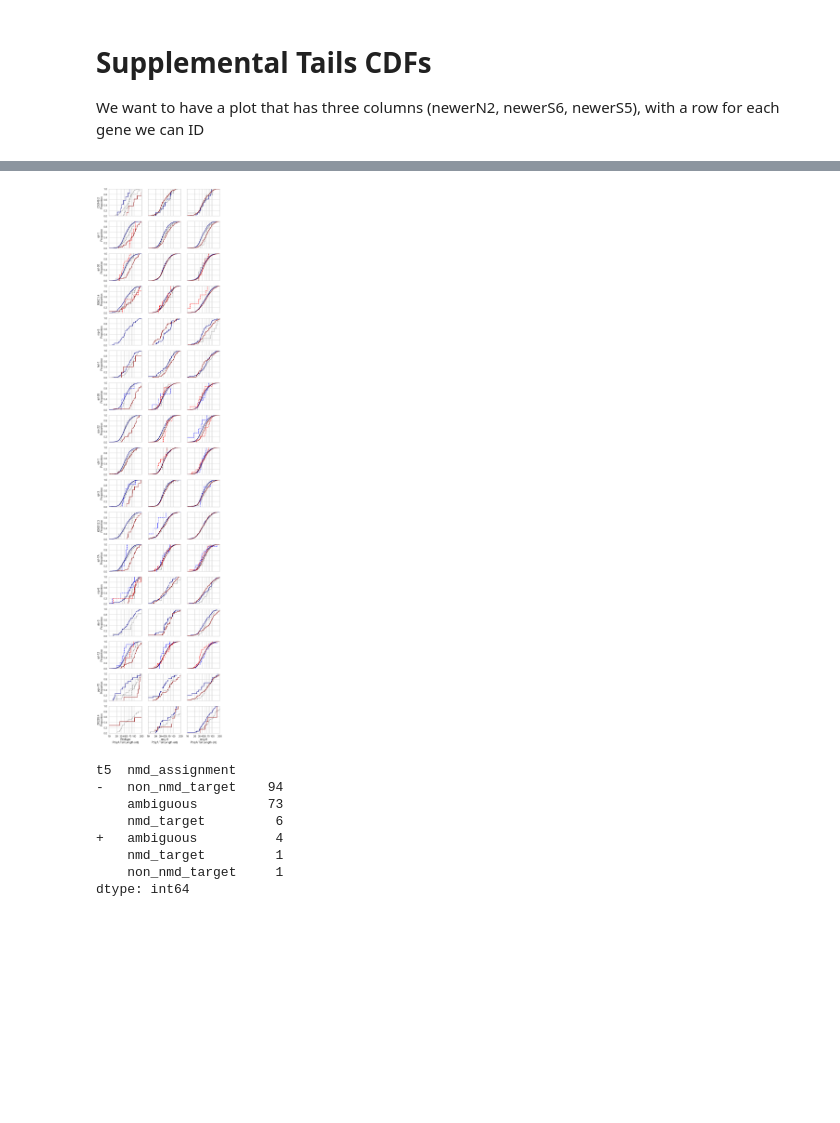
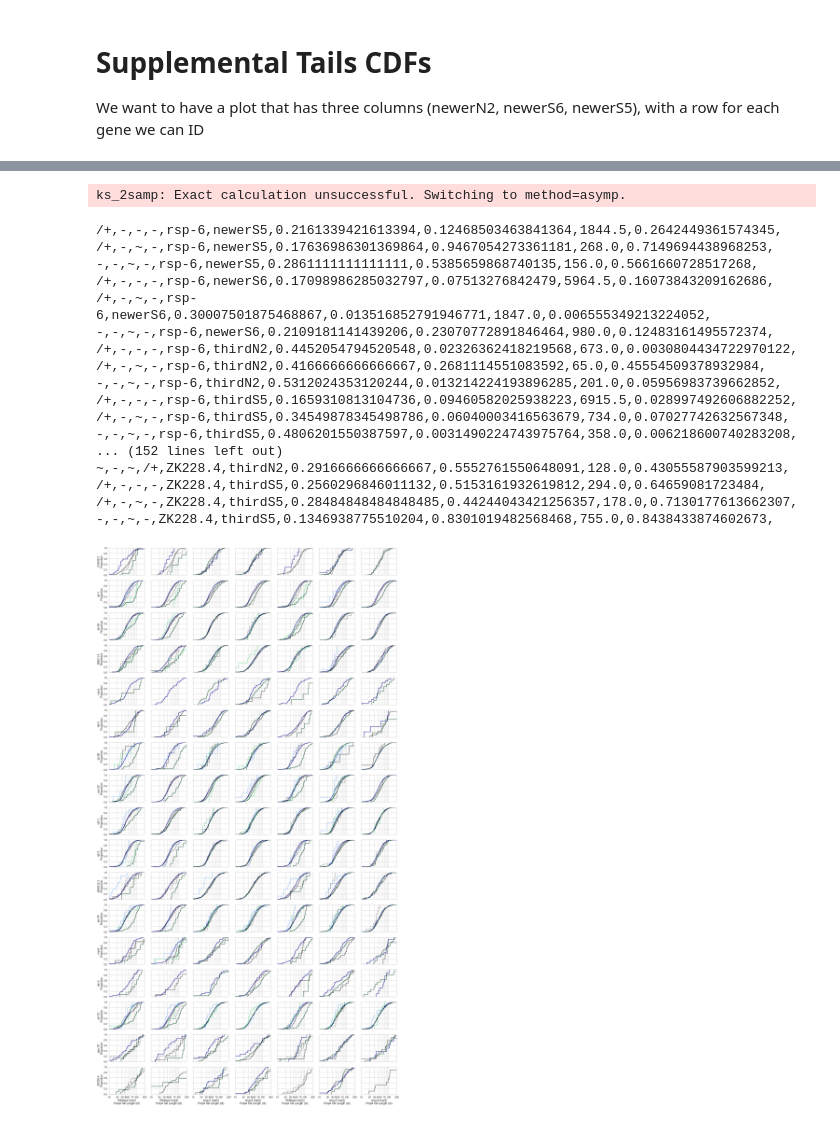
Before and after one commit to MViscardi-UCSC/nanoporePipelineScripts, a Jupyter notebook: fourLibrary5TERA/coverageAndTails_wAmbiguousReads.ipynb, the cells around one changed output, grey strips where cells are left out. Drawn from its saved outputs; the diff is of its cells as text; code cells hidden in the pictures; blank space fills up the shorter version.

```diff
--- a/fourLibrary5TERA/coverageAndTails_wAmbiguousReads.ipynb
+++ b/fourLibrary5TERA/coverageAndTails_wAmbiguousReads.ipynb
@@ -30,16 +30,7 @@ sys.path.insert(0, '/data16/marcus/scripts/nanoporePipelineScripts')
 import nanoporePipelineCommon as npC
 from nanoporeReadPlotting.finalizingReadAndCoveragePlotting_matplotlib import plot_reads, coverage_plotting_5tera
 
-CONVERSION_DICT = {"xrn-1-5tera": "oldN2",
-                   "xrn-1-5tera-smg-6": "oldS6",
-                   "5tera_xrn-1-KD_wt": "newN2",
-                   "5tera_xrn-1-KD_wt_rerun": "newerN2",
-                   "5tera_xrn-1-KD_smg-6_rerun": "newerS6",
-                   "5tera_xrn-1-KD_smg-5_rerun": "newerS5",
-                   "5tera_xrn-1-KD_smg-5": "newS5",
-                   "5tera_xrn-1-KD_smg-6": "newS6",
-                   "5tera_xrn-1-KD_smg-7": "newS7",
-                   }
+CONVERSION_DICT = npC.CONVERSION_DICT
 REV_CONVERSION_DICT = {val: key for key, val in CONVERSION_DICT.items()}
 LIB_NAMES = list(REV_CONVERSION_DICT.keys())
 print(f"Finished imports at: {npC.get_dt(for_print=True)}")
@@ -135,8 +126,9 @@ lib_nicknames = [
     "newerN2",
     "newerS5",
     "newerS6",
-    "newN2",
-    "newS7",
+    "thirdN2",
+    "thirdS5",
+    "thirdS6",
     ]
 output_df = load_multiple_libs(lib_nicknames, regenerate=regen)
 output_df
@@ -655,13 +689,14 @@ genes_to_plot = ["ubl-1",
 # genes_to_plot = plot_df.gene_name.unique()
 
 libs_to_plot = [
-    # # 'newerN2',
+    'oldN2',
+    'oldS6',
+    'newerN2',
     'newerS5',
     'newerS6',
-    'oldN2',
-    # # 'oldS6',
-    'newS7',
-    'newN2',
+    'thirdN2',
+    'thirdS5',
+    'thirdS6',
 ]
 save_dir = f"/home/marcus/Insync/mviscard@ucsc.edu/Google Drive/insync_folder/NMD_cleavage_and_deadenylation_paper/raw_figures_from_python/{npC.get_dt()}_coverageAndTails_plots/"
 if Path(save_dir).exists():
@@ -1002,22 +1013,28 @@ ZeroDivisionError: division by zero
 # Supplemental Tails CDFs
 We want to have a plot that has three columns (newerN2, newerS6, newerS5), with a row for each gene we can ID
 # %%
+from tqdm.notebook import tqdm
+tqdm.pandas()
 target_df = output_df[~output_df.t5.isna()].copy()
 target_df['NMD_Sensitive_Read'] = target_df['nmd_assignment'].replace({'nmd_target': '+',
                                                                        'non_nmd_target': '-',
                                                                        'ambiguous': '~'})
-target_df['NMD_and_t5'] = target_df.apply(lambda row: f"NMD'ed: {str(row['NMD_Sensitive_Read'])}  t5: {row['t5']}", axis=1)
+target_df['NMD_and_t5'] = target_df.progress_apply(lambda row: f"NMD'ed: {str(row['NMD_Sensitive_Read'])}  t5: {row['t5']}", axis=1)
 # %%
 multiplot_save_dir = f"/home/marcus/Insync/mviscard@ucsc.edu/Google Drive/insync_folder/NMD_cleavage_and_deadenylation_paper/raw_figures_from_python/tail_cdf_multiplots"
 Path(multiplot_save_dir).mkdir(parents=True, exist_ok=True)
 target_df = target_df[target_df.gene_name != 'non_nmd_gene']
 genes_to_plot = target_df.gene_name.unique()
 num_genes = len(genes_to_plot)
-libs_to_plot = ['newerN2', 'newerS5', 'newerS6']
+libs_to_plot = ['oldN2', 'newerN2', 'newerS5', 'newerS6', 'thirdN2', 'thirdS5', 'thirdS6']
 num_libs = len(libs_to_plot)
-lib_converter = {'newerN2': 'Wildtype',
-                 'newerS6': 'smg-6',
-                 'newerS5': 'smg-5'}
+lib_converter = {'oldN2': 'Wildtype (rep1)',
+                 'newerN2': 'Wildtype (rep2)',
+                 'newerS6': 'smg-6 (rep2)',
+                 'newerS5': 'smg-5 (rep2)',
+                 'thirdN2': 'Wildtype (rep3)',
+                 'thirdS6': 'smg-6 (rep3)',
+                 'thirdS5': 'smg-5 (rep3)',}
 sea.set_style("whitegrid")
 
 fig, axes = plt.subplots(num_genes, num_libs,
@@ -1102,12 +1103,19 @@ Plotting gene aly-3...
+ks_2samp: Exact calculation unsuccessful. Switching to method=asymp.
+/+,-,-,-,rsp-6,newerS5,0.2161339421613394,0.12468503463841364,1844.5,0.2642449361574345,
+/+,-,~,-,rsp-6,newerS5,0.17636986301369864,0.9467054273361181,268.0,0.7149694438968253,
+-,-,~,-,rsp-6,newerS5,0.2861111111111111,0.5385659868740135,156.0,0.5661660728517268,
+/+,-,-,-,rsp-6,newerS6,0.17098986285032797,0.07513276842479,5964.5,0.16073843209162686,
+/+,-,~,-,rsp-6,newerS6,0.30007501875468867,0.013516852791946771,1847.0,0.006555349213224052,
+-,-,~,-,rsp-6,newerS6,0.2109181141439206,0.23070772891846464,980.0,0.12483161495572374,
+/+,-,-,-,rsp-6,thirdN2,0.4452054794520548,0.02326362418219568,673.0,0.0030804434722970122,
+/+,-,~,-,rsp-6,thirdN2,0.4166666666666667,0.2681114551083592,65.0,0.45554509378932984,
+-,-,~,-,rsp-6,thirdN2,0.5312024353120244,0.013214224193896285,201.0,0.05956983739662852,
+/+,-,-,-,rsp-6,thirdS5,0.1659310813104736,0.09460582025938223,6915.5,0.028997492606882252,
+/+,-,~,-,rsp-6,thirdS5,0.34549878345498786,0.06040003416563679,734.0,0.07027742632567348,
+-,-,~,-,rsp-6,thirdS5,0.4806201550387597,0.0031490224743975764,358.0,0.006218600740283208,
+... (152 lines left out)
+~,-,~,/+,ZK228.4,thirdN2,0.2916666666666667,0.5552761550648091,128.0,0.43055587903599213,
+/+,-,-,-,ZK228.4,thirdS5,0.2560296846011132,0.5153161932619812,294.0,0.64659081723484,
+/+,-,~,-,ZK228.4,thirdS5,0.28484848484848485,0.44244043421256357,178.0,0.7130177613662307,
+-,-,~,-,ZK228.4,thirdS5,0.1346938775510204,0.8301019482568468,755.0,0.8438433874602673,
-[figure, old version]
+[figure, new version]
-# %%
-output_df.query("lib == 'newerN2'").query("gene_name == 'hel-1'").value_counts(['t5', 'nmd_assignment'])
-# %% [output]
-t5  nmd_assignment
--   non_nmd_target    94
-    ambiguous         73
-    nmd_target         6
-+   ambiguous          4
-    nmd_target         1
-    non_nmd_target     1
-dtype: int64
```
Also changed, not shown: parts of 15 cells of this notebook.
